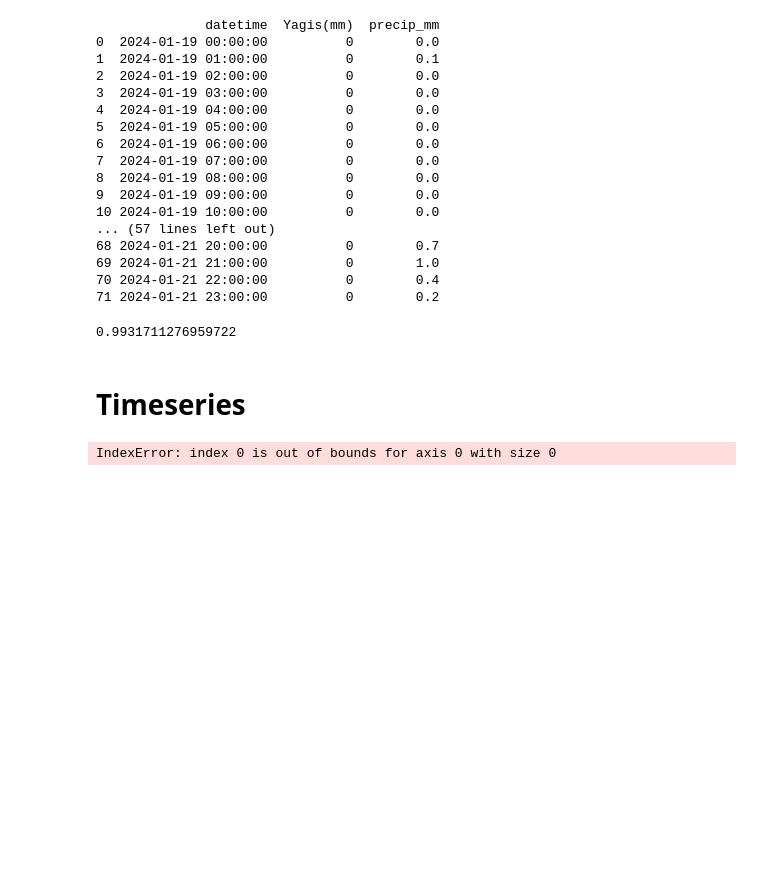
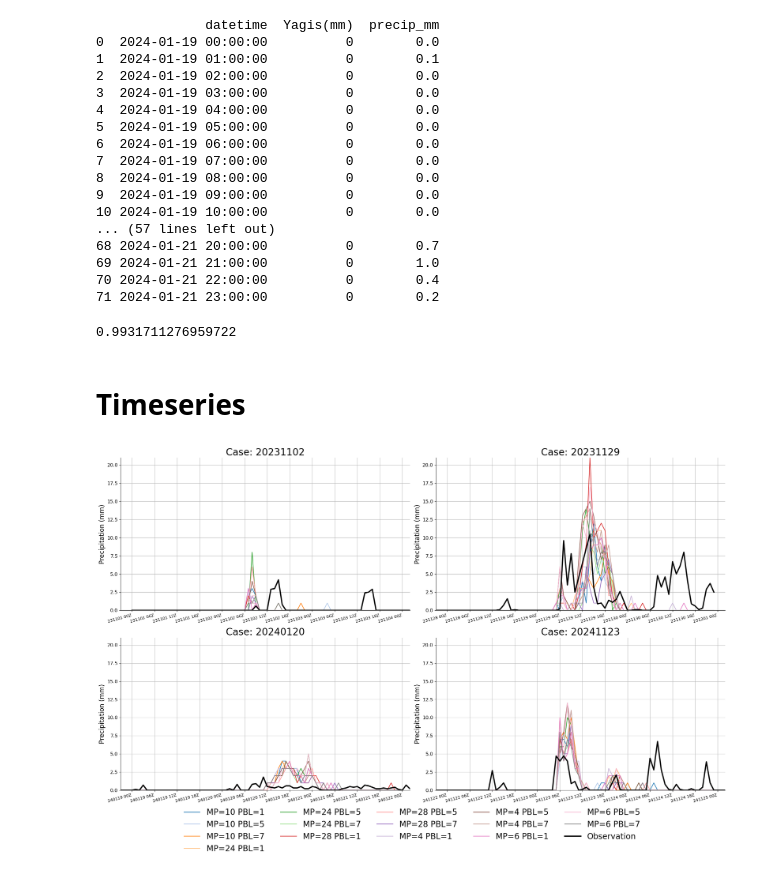
Before and after one commit to gkbrkgrr/BitirmeGit, a Jupyter notebook: test.ipynb, the cells around one changed output. Saved outputs shown, nothing was run; the diff lists cells and outputs as text; code cells hidden in the pictures; blank space fills up the shorter version.

```diff
--- a/test.ipynb
+++ b/test.ipynb
@@ -464,10 +465,7 @@ def plot_taylor_per_cfg(stats_list_per_case, title, cfg_labels, case_labels, fil
         ax = axes[idx // 2][idx % 2]
         ax.set_title(case_labels[idx], fontsize=17)
 
-        max_r = max(
-            [s["std_model"] / s["std_obs"]
-             for s in stats if not np.isnan(s["std_obs"]) and s["std_obs"] > 0] + [1]
-        ) * 1.2
+        max_r = 3  # Fixed radial limit
 
         # reference obs-STD circle
         t = np.linspace(0, np.pi/2, 180)
@@ -490,7 +488,7 @@ def plot_taylor_per_cfg(stats_list_per_case, title, cfg_labels, case_labels, fil
         corr_ticks = [0.2, 0.4, 0.6, 0.8, 0.9, 0.95, 1.0]
         ax.set_xticks([np.arccos(c) for c in corr_ticks])
         ax.set_xticklabels([str(c) for c in corr_ticks])
-        ax.text(np.pi / 4, ax.get_rmax() * 1.02, "Correlation", ha='center', va='bottom', fontsize=15, rotation=-45)
+        ax.text(np.pi / 4, max_r * 1.02, "Correlation", ha='center', va='bottom', fontsize=15, rotation=-45)
 
         r_ticks = np.linspace(0, max_r, 5)
         ax.set_yticks(r_ticks), ax.set_yticklabels([f"{v:.1f}" for v in r_ticks])
@@ -498,8 +496,9 @@ def plot_taylor_per_cfg(stats_list_per_case, title, cfg_labels, case_labels, fil
 
         if handles:
             ax.legend(handles, labels, title="Model Physics",
-                      loc="upper left", bbox_to_anchor=(1.04, 1.0),
-                      fontsize=11, borderaxespad=0.)
+                    loc="upper left", bbox_to_anchor=(1.04, 1.0),
+                    fontsize=11, borderaxespad=0.)
+
 
     plt.tight_layout(rect=[0, 0.03, 1, 0.95])
     if filename:
@@ -513,7 +512,7 @@ station_ids = [
 ]
 
 cases = ["20231102", "20231129", "20240120", "20241123"]
-case_labels = ["Case1: 20231102", "Case2: 20231129", "Case3: 20240120", "Case4: 20241123"]
+case_labels = ["Case: 20231102", "Case: 20231129", "Case: 20240120", "Case: 20241123"]
 
 variables = {
     "t2_degC":             "t2_degC",
@@ -1065,4 +1188,4 @@ for file in matching_files:
 # %%
-plot_timeseries_15(case = case, station_id = station_id, variable = "tp", fig_path = os.path.join(os.getcwd(), "figures", case))
+plot_timeseries_2x2(["20231102", "20231129", "20240120", "20241123"], "17061", "tp")
 # %% [output]
-IndexError: index 0 is out of bounds for axis 0 with size 0
+[figure, added]
```
Also changed, not shown: parts of 2 cells of this notebook, 8 other files.
